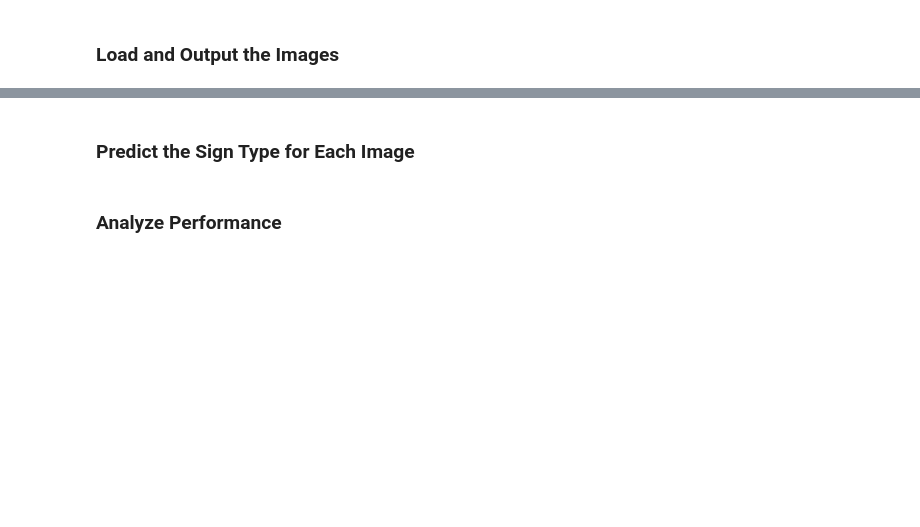
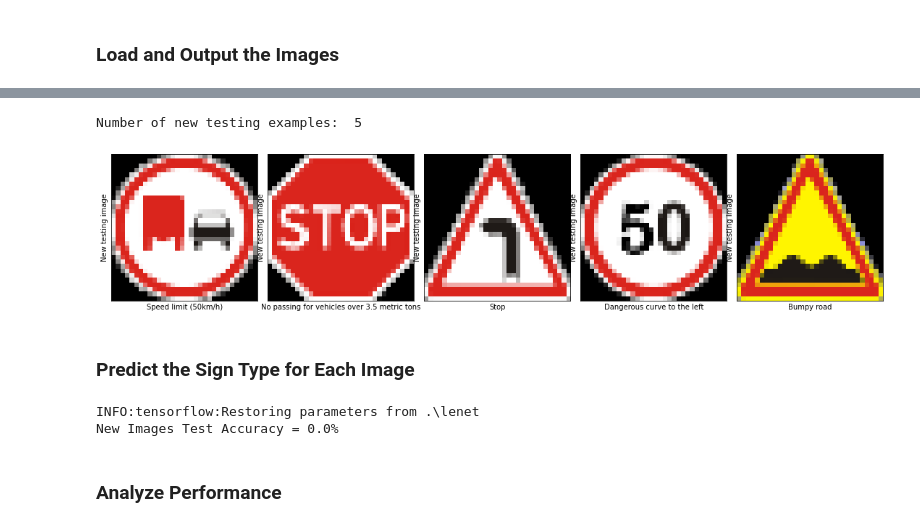
Before and after one commit to ruyi-tsai/CarND-Traffic-Sign-Classifier-Project, a Jupyter notebook: Traffic_Sign_Classifier.ipynb, the cells around one changed output, grey strips where cells are left out. Cells and saved outputs as stored; diff of their text form; code cells hidden in the pictures; blank space fills up the shorter version.

Commit message:
update predict five image result

```diff
--- a/Traffic_Sign_Classifier.ipynb
+++ b/Traffic_Sign_Classifier.ipynb
@@ -348,2 +316,44 @@ display(img0,img1,img2,img3,img4)
+# %%
+### Load the images and plot them here.
+import os
+import PIL
+import PIL.Image
+import cv2
+import csv
+# Mapping ClassID to traffic sign names
+signs = []
+with open('signnames.csv', 'r') as csvfile:
+    signnames = csv.reader(csvfile, delimiter=',')
+    next(signnames,None)
+    for row in signnames:
+        signs.append(row[1])
+    csvfile.close()
+
+# Loading and resizing new test images
+new_test_images = []
+path = 'Test_image/'
+for image in os.listdir(path):
+    img = cv2.imread(path + image)
+    img = cv2.resize(img, (32,32))
+    img = cv2.cvtColor(img, cv2.COLOR_BGR2RGB)
+    new_test_images.append(img)
+new_IDs = [2, 10, 14, 19, 22]
+print("Number of new testing examples: ", len(new_test_images))
+
+plt.figure(figsize=(15, 16))
+for i in range(len(new_test_images)):
+    plt.subplot(2, 5, i+1)
+    plt.imshow(new_test_images[i])
+    plt.xlabel(signs[new_IDs[i]])
+    plt.ylabel("New testing image")
+    plt.xticks([])
+    plt.yticks([])
+plt.tight_layout(pad=0, h_pad=0, w_pad=0)
+plt.show()
+
+### Feel free to use as many code cells as needed.
+# %% [output]
+Number of new testing examples:  5
+[figure, added]
 # %% [markdown]
 ### Predict the Sign Type for Each Image
@@ -354,3 +360,37 @@ display(img0,img1,img2,img3,img4)
+# %%
+### Run the predictions here and use the model to output the prediction for each image.
+import numpy as np
+def y_predict_model(Input_data, top_k=5):
+    """
+    Generates the predictions of the model over the input data, and outputs the top softmax probabilities.
+        Parameters:
+            X_data: Input data.
+            top_k (Default = 5): The number of top softmax probabilities to be generated.
+    """
+    num_examples = len(Input_data)
+    y_pred = np.zeros((num_examples, top_k), dtype=np.int32)
+    y_prob = np.zeros((num_examples, top_k))
+    with tf.Session() as sess:
+        saver.restore(sess, tf.train.latest_checkpoint('.'))
+        y_prob, y_pred = sess.run(tf.nn.top_k(tf.nn.softmax(logits), k=top_k),
+                             feed_dict={x:Input_data})
+    return y_prob, y_pred
+
+y_prob, y_pred = y_predict_model(new_test_images)
+
+test_accuracy = 0
+for i in enumerate(new_test_images):
+    accu = new_IDs[i[0]] == np.asarray(y_pred[i[0]])[0]
+    if accu == True:
+        test_accuracy += 0.2
+print("New Images Test Accuracy = {:.1f}%".format(test_accuracy*100))
+
+
+### Make sure to pre-process the images with the same pre-processing pipeline used earlier.
+### Feel free to use as many code cells as needed.
+# %% [output]
+INFO:tensorflow:Restoring parameters from .\lenet
+New Images Test Accuracy = 0.0%
 # %% [markdown]
 ### Analyze Performance
 # %%
```
Also changed, not shown: parts of 7 cells of this notebook, 5 other files.
